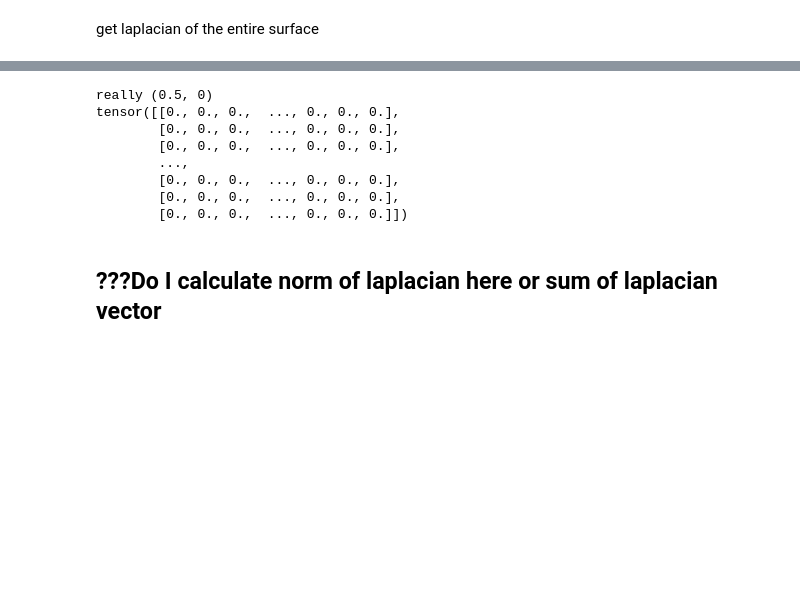
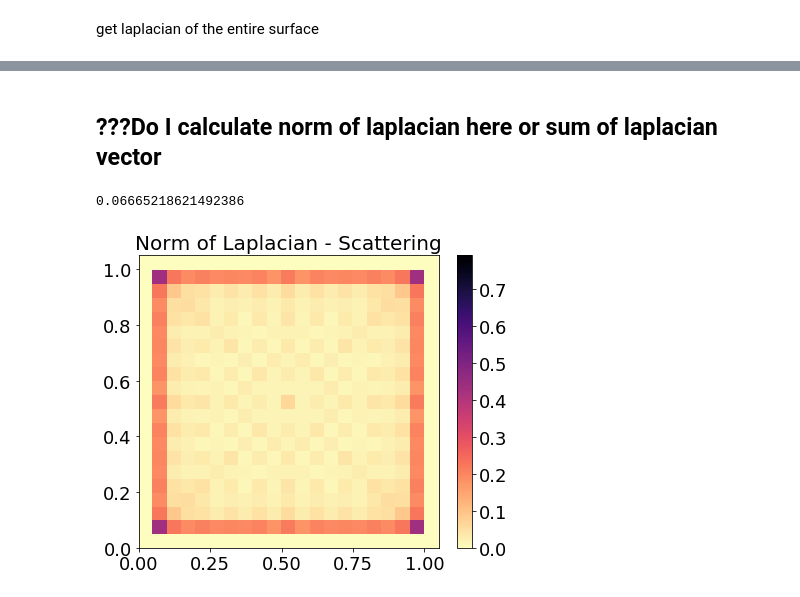
Before and after one commit to lylyhan/wave2shape, a Jupyter notebook: notebooks/Heatmap - Scattering transform.ipynb, the cells around one changed output, grey strips where cells are left out. Cells and saved outputs as stored; diff of their text form; code cells hidden in the pictures; blank space fills up the shorter version.

```diff
--- a/notebooks/Heatmap - Scattering transform.ipynb
+++ b/notebooks/Heatmap - Scattering transform.ipynb
@@ -190,12 +175,0 @@ ipd.Audio(y,rate=44100)
-# %%
-a = getscattering(0,0.5)
-print(a)
-# %% [output]
-really (0.5, 0)
-tensor([[0., 0., 0.,  ..., 0., 0., 0.],
-        [0., 0., 0.,  ..., 0., 0., 0.],
-        [0., 0., 0.,  ..., 0., 0., 0.],
-        ...,
-        [0., 0., 0.,  ..., 0., 0., 0.],
-        [0., 0., 0.,  ..., 0., 0., 0.],
-        [0., 0., 0.,  ..., 0., 0., 0.]])
@@ -236,6 +192,24 @@ for i,x in enumerate(x1[2:-2]):
         #if Lap_norm[i,j] == 0:
         #    print(i,j,round(x-d,2),y)
         Lap_mean[i+1,j+1] = torch.mean(lap)
+# %%
+Lap_norm[10,10]
+# %% [output]
+0.06665218621492386
+# %%
+fig,ax = plt.subplots()
+fig.set_size_inches(6, 5)
+ax.tick_params(labelsize=18)
+c = ax.pcolormesh(x1[1:], y1[1:], Lap_norm, cmap='magma_r', vmin=np.min(Lap_norm), vmax=0.79)#np.max(Lap_norm))
+plt.title('Norm of Laplacian - Scattering',fontsize=20)
+
+fig.tight_layout()
+cb=fig.colorbar(c, ax=ax)
+cb.ax.tick_params(labelsize=18)
+#colorbar.ax.tick_params(labelsize=14)
+plt.show()
+# %% [output]
+[figure, added]
 # %%
 fig,ax = plt.subplots()
 fig.set_size_inches(6, 5)
```
Also changed, not shown: parts of 15 cells of this notebook, 12 other files.
